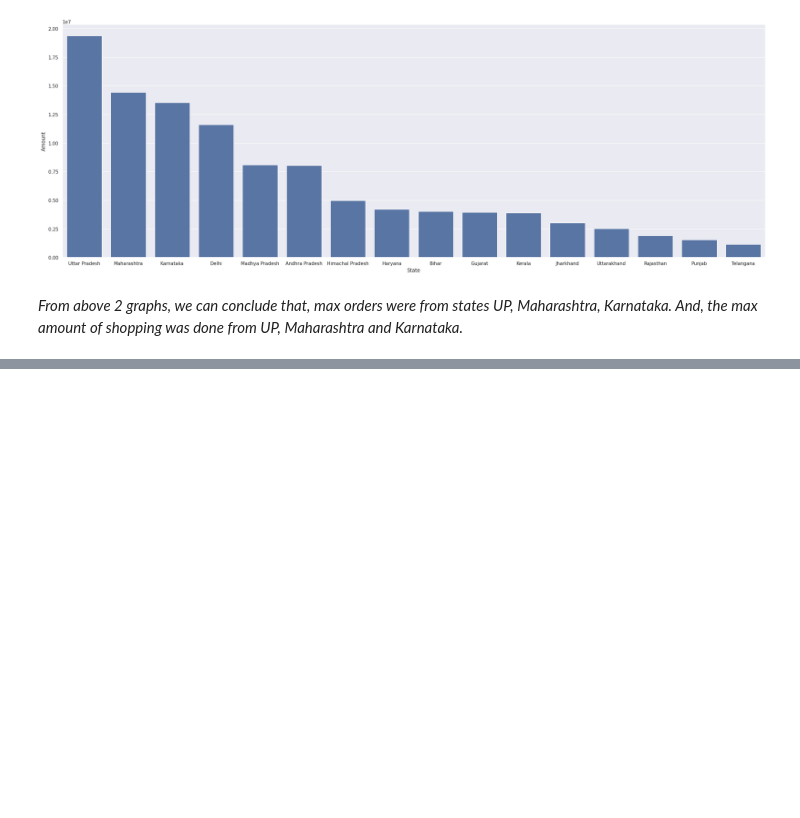
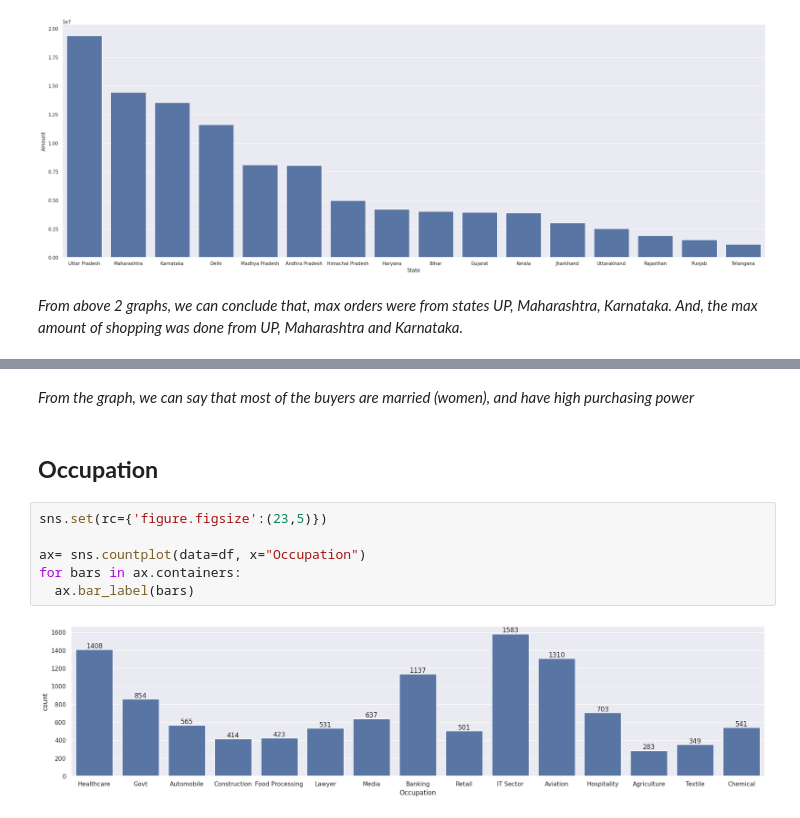
Before and after one commit to shahpranshu27/Diwali-Sales-Analysis, a Jupyter notebook: Diwali_Sales_Analysis.ipynb, the cells around one changed output, grey strips where cells are left out. Saved outputs shown, nothing was run; the diff lists cells and outputs as text; blank space fills up the shorter version.

```diff
--- a/Diwali_Sales_Analysis.ipynb
+++ b/Diwali_Sales_Analysis.ipynb
@@ -317,0 +334,12 @@ sns.barplot(data=sales_state1, x='State', y='Amount')
+# %% [markdown]
+*From the graph, we can say that most of the buyers are married (women), and have high purchasing power*
+# %% [markdown]
+## **Occupation**
+# %%
+sns.set(rc={'figure.figsize':(23,5)})
+
+ax= sns.countplot(data=df, x="Occupation")
+for bars in ax.containers:
+  ax.bar_label(bars)
+# %% [output]
+[figure, added]
```
Also changed, not shown: parts of 14 cells of this notebook.
